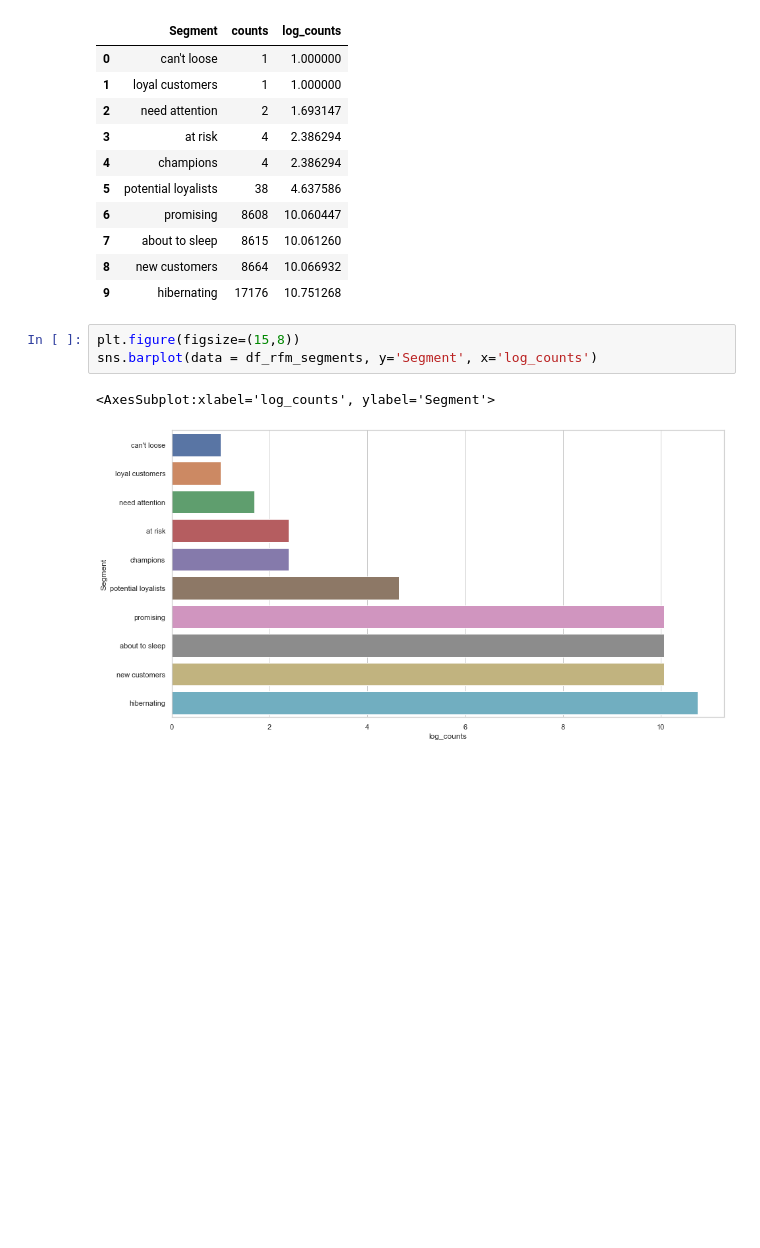
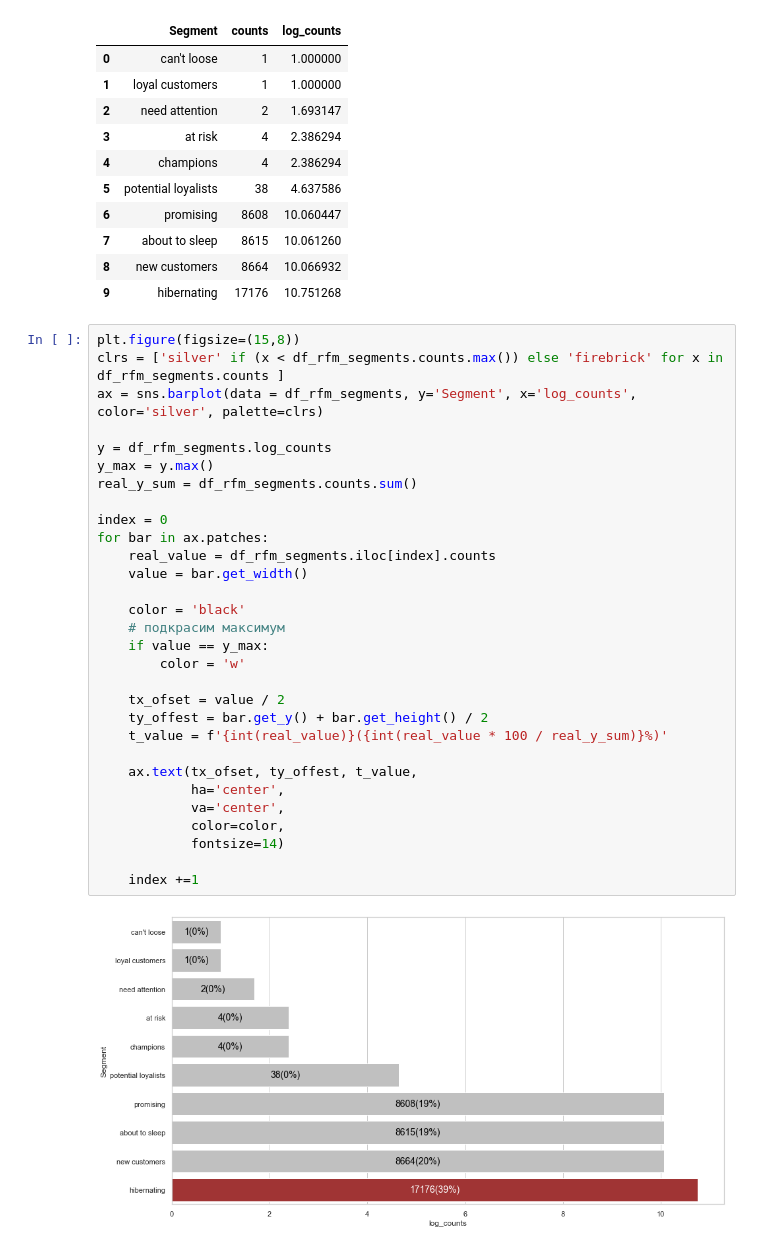
Before and after one commit to PavelSyr/da_karpov.cources_first.project, a Jupyter notebook: pavel_syrnev_15.04_p-syrnev/variant1/e-commerce.ipynb, the cells around one changed output. Cells and saved outputs as stored; diff of their text form; blank space fills up the shorter version.

Commit message:
[Question_06] Visualization

```diff
--- a/pavel_syrnev_15.04_p-syrnev/variant1/e-commerce.ipynb
+++ b/pavel_syrnev_15.04_p-syrnev/variant1/e-commerce.ipynb
@@ -1080,9 +1073,35 @@ df_rfm_segments
 | 7 | about to sleep | 8615 | 10.061260 |
 | 8 | new customers | 8664 | 10.066932 |
 | 9 | hibernating | 17176 | 10.751268 |
-# %%
-plt.figure(figsize=(15,8))
-sns.barplot(data = df_rfm_segments, y='Segment', x='log_counts')
-# %% [output]
-<AxesSubplot:xlabel='log_counts', ylabel='Segment'>
-[figure, removed]
+# %%
+plt.figure(figsize=(15,8))
+clrs = ['silver' if (x < df_rfm_segments.counts.max()) else 'firebrick' for x in df_rfm_segments.counts ]
+ax = sns.barplot(data = df_rfm_segments, y='Segment', x='log_counts', color='silver', palette=clrs)
+
+y = df_rfm_segments.log_counts
+y_max = y.max()
+real_y_sum = df_rfm_segments.counts.sum()
+
+index = 0
+for bar in ax.patches:
+    real_value = df_rfm_segments.iloc[index].counts
+    value = bar.get_width()
+
+    color = 'black'
+    # подкрасим максимум
+    if value == y_max:
+        color = 'w'
+
+    tx_ofset = value / 2
+    ty_offest = bar.get_y() + bar.get_height() / 2
+    t_value = f'{int(real_value)}({int(real_value * 100 / real_y_sum)}%)'
+
+    ax.text(tx_ofset, ty_offest, t_value,
+            ha='center',
+            va='center',
+            color=color,
+            fontsize=14)
+
+    index +=1
+# %% [output]
+[figure, added]
```
Also changed, not shown: parts of 3 cells of this notebook.
